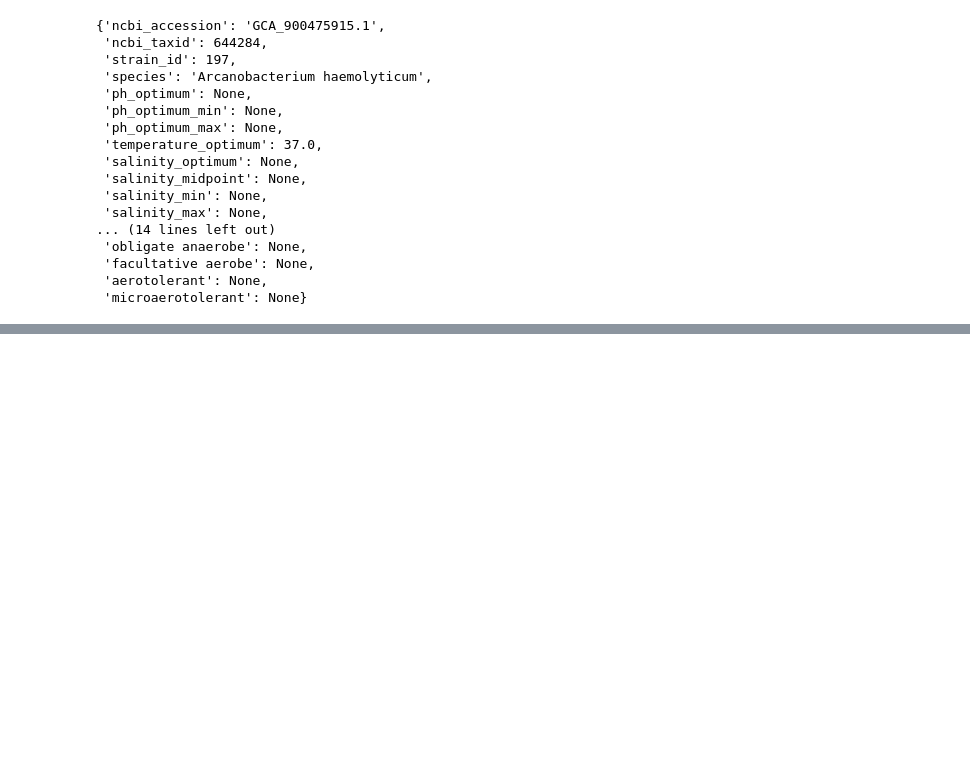
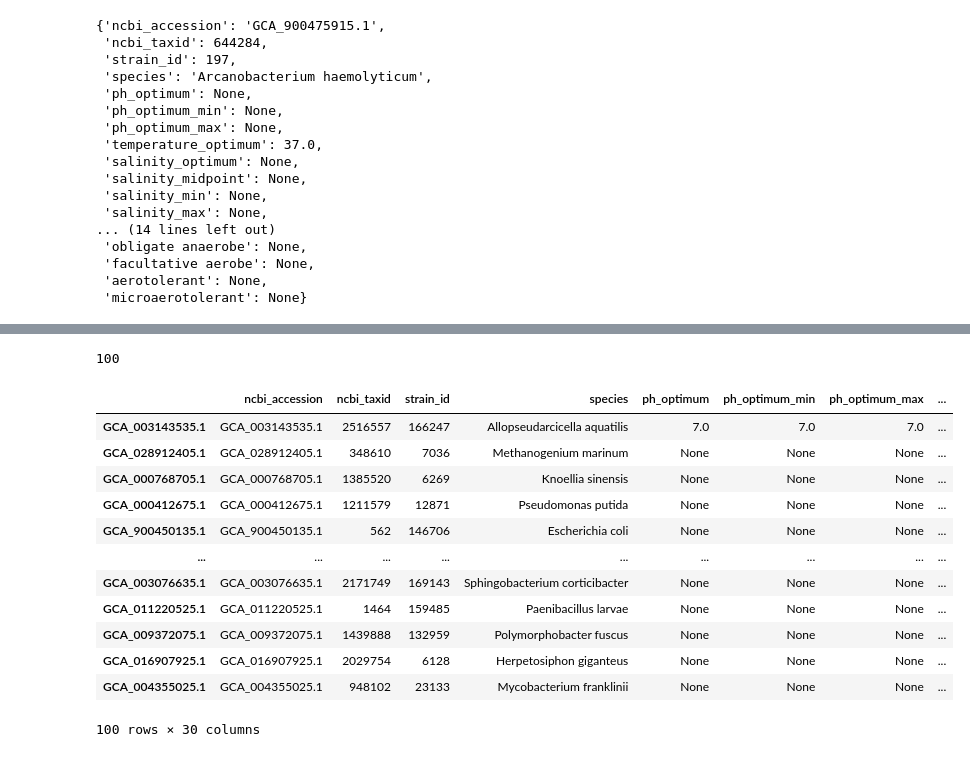
Before and after one commit to cultivarium/GenomeSPOT, a Jupyter notebook: notebooks/tutorial.ipynb, the cells around one changed output, grey strips where cells are left out. Drawn from its saved outputs; the diff is of its cells as text; code cells hidden in the pictures; blank space fills up the shorter version.

```diff
--- a/notebooks/tutorial.ipynb
+++ b/notebooks/tutorial.ipynb
@@ -675,0 +689,11 @@ ValueError: Invalid DNA sequence
+# %%
+test_bacdive_dict = {}
+for strain_id in strain_ids:
+    test_bacdive_dict[str(strain_id)] = bacdive_dict[str(strain_id)]
+test_bacdive_json = "../tests/test_data/test_bacdive_data.json"
+with open(test_bacdive_json, "w") as fh:
+    json.dump(test_bacdive_dict, fh)
+
+len(test_bacdive_dict.keys())
+# %% [output]
+100
@@ -675,0 +703,22 @@ ValueError: Invalid DNA sequence
+# %%
+trait_dict = {}
+for data in test_bacdive_dict.values():
+    strain_traits = ComputeBacDiveTraits(data).compute_trait_data()
+    genome_accession = strain_traits.get("ncbi_accession", None)
+    if genome_accession:
+        trait_dict[genome_accession] = strain_traits
+pd.DataFrame(trait_dict).T
+# %% [output]
+|  | ncbi_accession | ncbi_taxid | strain_id | species | ph_optimum | ph_optimum_min | ph_optimum_max | ... |
+| GCA_003143535.1 | GCA_003143535.1 | 2516557 | 166247 | Allopseudarcicella aquatilis | 7.0 | 7.0 | 7.0 | ... |
+| GCA_028912405.1 | GCA_028912405.1 | 348610 | 7036 | Methanogenium marinum | None | None | None | ... |
+| GCA_000768705.1 | GCA_000768705.1 | 1385520 | 6269 | Knoellia sinensis | None | None | None | ... |
+| GCA_000412675.1 | GCA_000412675.1 | 1211579 | 12871 | Pseudomonas putida | None | None | None | ... |
+| GCA_900450135.1 | GCA_900450135.1 | 562 | 146706 | Escherichia coli | None | None | None | ... |
+| ... | ... | ... | ... | ... | ... | ... | ... | ... |
+| GCA_003076635.1 | GCA_003076635.1 | 2171749 | 169143 | Sphingobacterium corticibacter | None | None | None | ... |
+| GCA_011220525.1 | GCA_011220525.1 | 1464 | 159485 | Paenibacillus larvae | None | None | None | ... |
+| GCA_009372075.1 | GCA_009372075.1 | 1439888 | 132959 | Polymorphobacter fuscus | None | None | None | ... |
+| GCA_016907925.1 | GCA_016907925.1 | 2029754 | 6128 | Herpetosiphon giganteus | None | None | None | ... |
+| GCA_004355025.1 | GCA_004355025.1 | 948102 | 23133 | Mycobacterium franklinii | None | None | None | ... |
+100 rows × 30 columns
```
Also changed, not shown: parts of 40 cells of this notebook, 16 other files.
